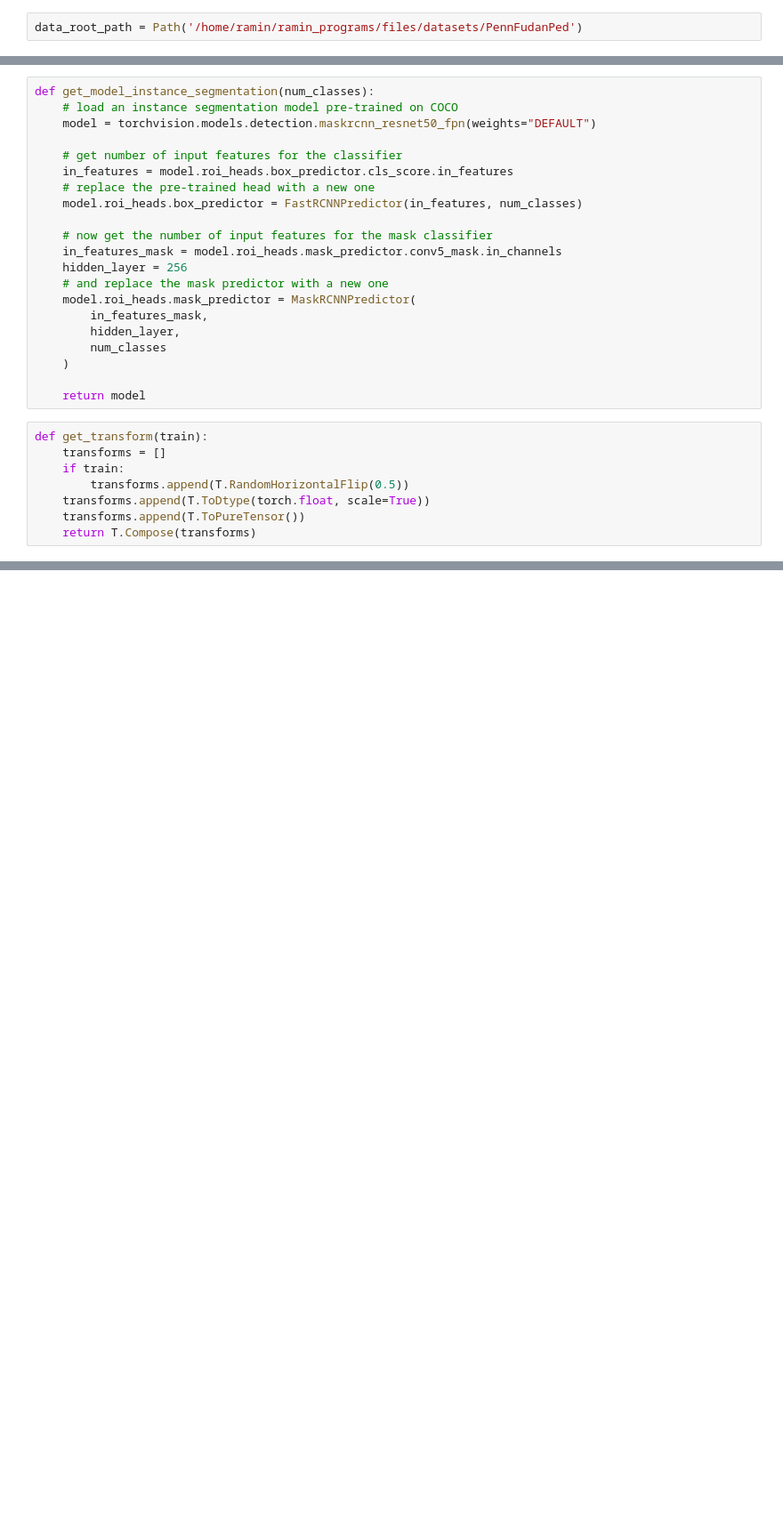
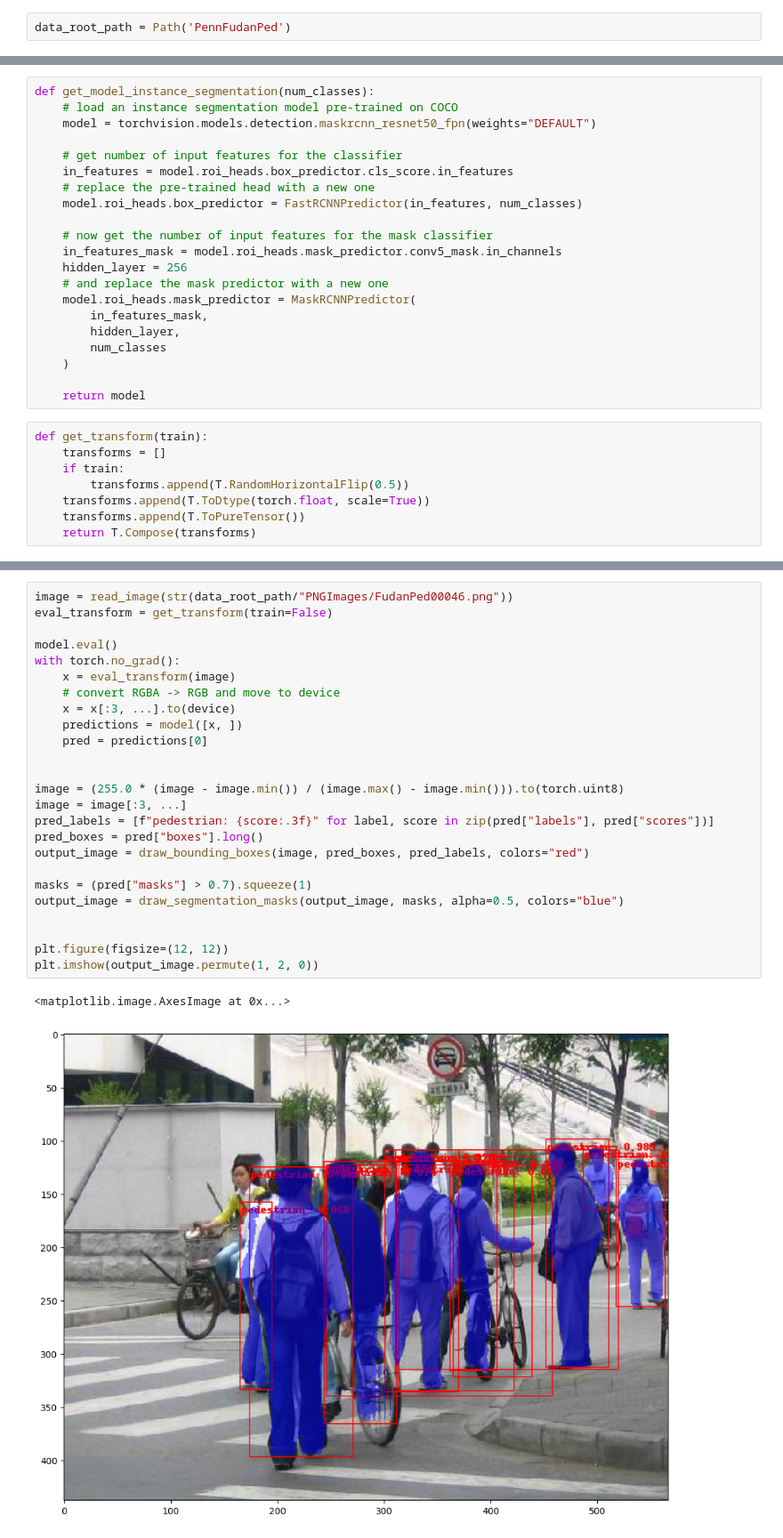
Before and after one commit to LiterallyTheOne/learning_pytorch, a Jupyter notebook: fine_tune_object_detection.ipynb, the cells around one changed output, grey strips where cells are left out. Shown at 89% size. Cells and saved outputs as stored; diff of their text form; blank space fills up the shorter version.

```diff
--- a/fine_tune_object_detection.ipynb
+++ b/fine_tune_object_detection.ipynb
@@ -26,5 +74,5 @@ import utils
 # %%
-data_root_path = Path('/home/ramin/ramin_programs/files/datasets/PennFudanPed')
+data_root_path = Path('PennFudanPed')
 # %%
 image = read_image(str(data_root_path / "PNGImages/FudanPed00046.png"))
 mask = read_image(str(data_root_path / "PedMasks/FudanPed00046_mask.png"))
@@ -276,0 +338,28 @@ OutOfMemoryError: CUDA out of memory. Tried to allocate 106.00 MiB. GPU 0 has a
+# %%
+image = read_image(str(data_root_path/"PNGImages/FudanPed00046.png"))
+eval_transform = get_transform(train=False)
+
+model.eval()
+with torch.no_grad():
+    x = eval_transform(image)
+    # convert RGBA -> RGB and move to device
+    x = x[:3, ...].to(device)
+    predictions = model([x, ])
+    pred = predictions[0]
+
+
+image = (255.0 * (image - image.min()) / (image.max() - image.min())).to(torch.uint8)
+image = image[:3, ...]
+pred_labels = [f"pedestrian: {score:.3f}" for label, score in zip(pred["labels"], pred["scores"])]
+pred_boxes = pred["boxes"].long()
+output_image = draw_bounding_boxes(image, pred_boxes, pred_labels, colors="red")
+
+masks = (pred["masks"] > 0.7).squeeze(1)
+output_image = draw_segmentation_masks(output_image, masks, alpha=0.5, colors="blue")
+
+
+plt.figure(figsize=(12, 12))
+plt.imshow(output_image.permute(1, 2, 0))
+# %% [output]
+<matplotlib.image.AxesImage at 0x...>
+[figure, added]
```
Also changed, not shown: parts of 7 cells of this notebook.
